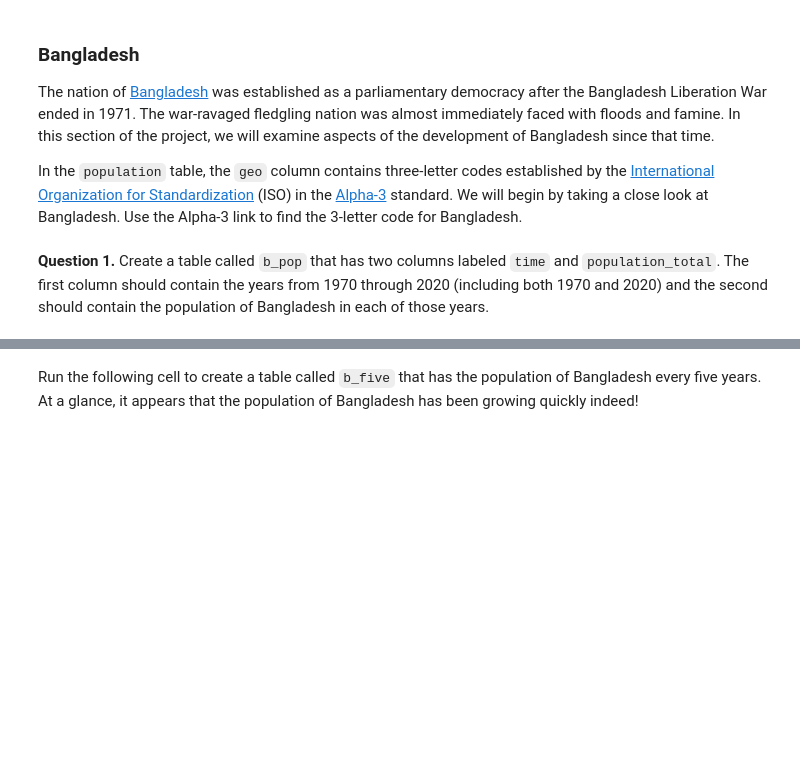
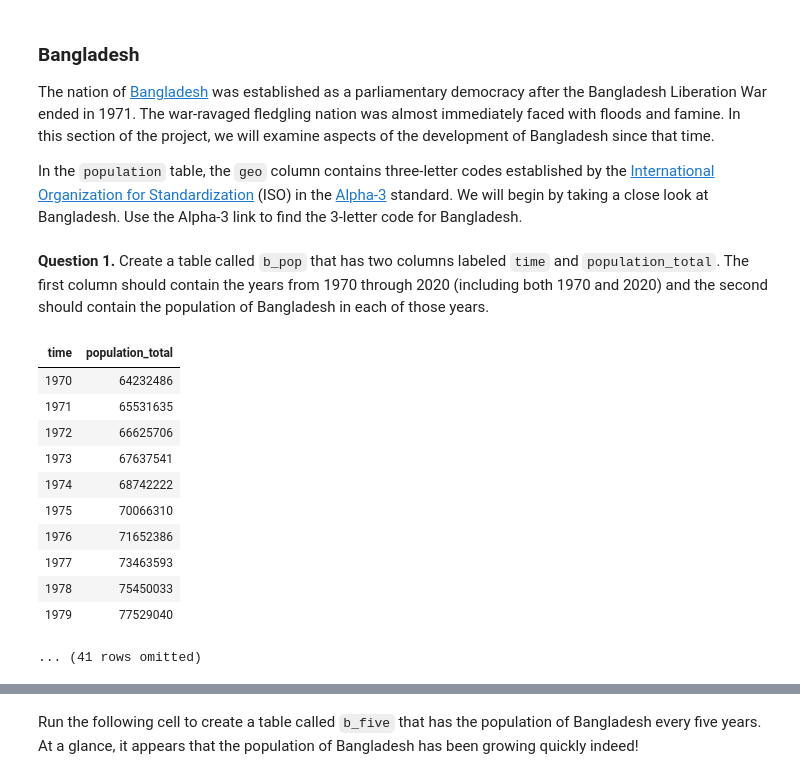
Before and after one commit to lochnes-007/WorldProgress, a Jupyter notebook: project1.ipynb, the cells around one changed output, grey strips where cells are left out. Cells and saved outputs as stored; diff of their text form; code cells hidden in the pictures; blank space fills up the shorter version.

```diff
--- a/project1.ipynb
+++ b/project1.ipynb
@@ -97,7 +124,20 @@ In the `population` table, the `geo` column contains three-letter codes establis
 # %% [markdown]
 **Question 1.** Create a table called `b_pop` that has two columns labeled `time` and `population_total`. The first column should contain the years from 1970 through 2020 (including both 1970 and 2020) and the second should contain the population of Bangladesh in each of those years.
 # %%
-b_pop = ...
+b_pop = population.where("geo", "bgd").select("time", "population_total").where("time", are.between_or_equal_to(1970, 2020))
 b_pop
+# %% [output]
+| time | population_total |
+| 1970 | 64232486 |
+| 1971 | 65531635 |
+| 1972 | 66625706 |
+| 1973 | 67637541 |
+| 1974 | 68742222 |
+| 1975 | 70066310 |
+| 1976 | 71652386 |
+| 1977 | 73463593 |
+| 1978 | 75450033 |
+| 1979 | 77529040 |
+... (41 rows omitted)
 # %%
 grader.check("q1_1")
```
Also changed, not shown: parts of 11 cells of this notebook, 1 other file.
